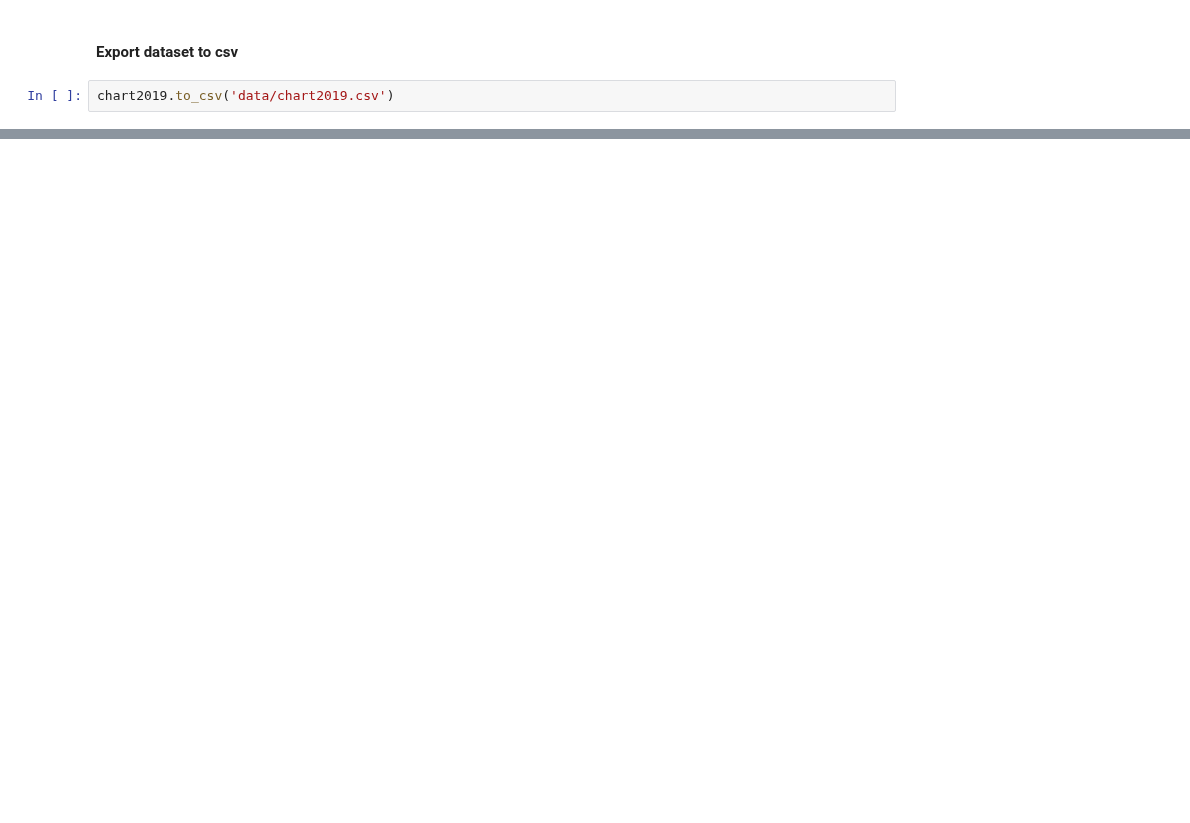
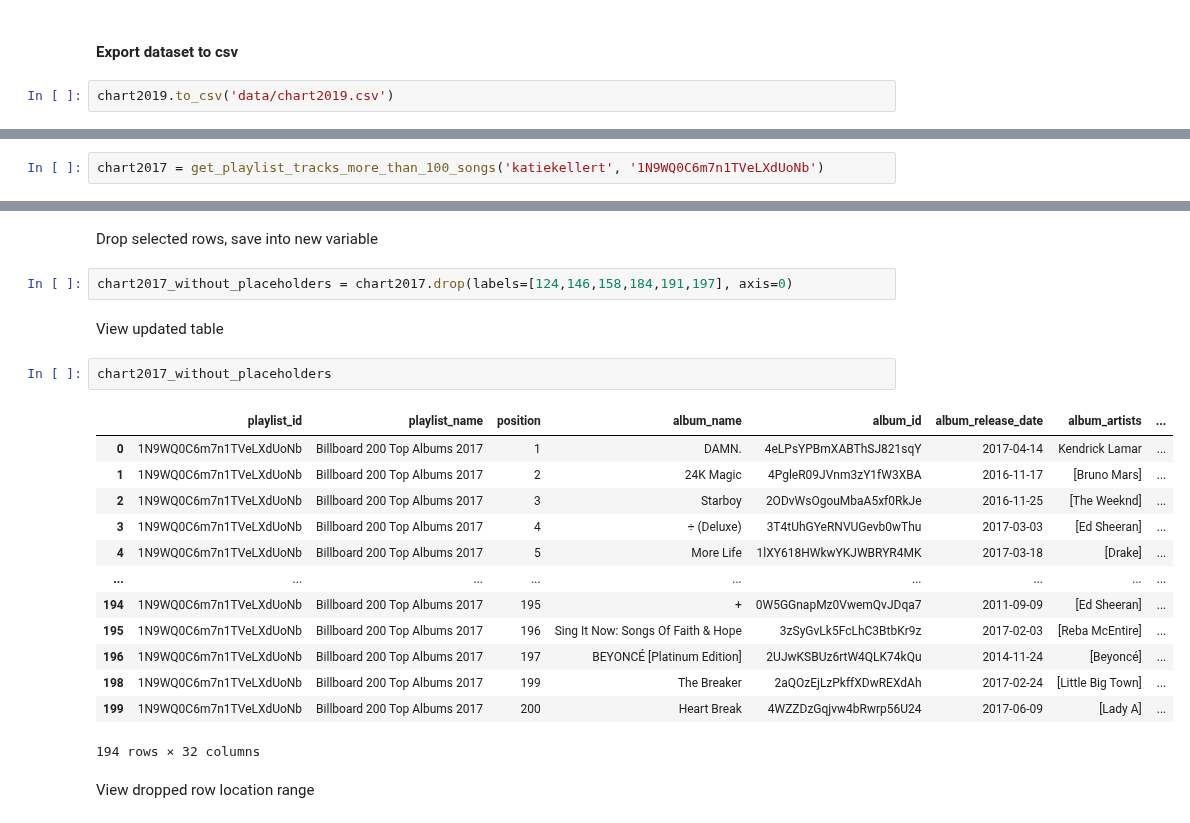
Before and after one commit to katieravenwood/Spotify-Five-Year-Analysis-Project, a Jupyter notebook: Dataset_Creation.ipynb, the cells around one changed output, grey strips where cells are left out. Drawn from its saved outputs; the diff is of its cells as text; blank space fills up the shorter version.

```diff
--- a/Dataset_Creation.ipynb
+++ b/Dataset_Creation.ipynb
@@ -445,0 +539,2 @@ chart2019.to_csv('data/chart2019.csv')
+# %%
+chart2017 = get_playlist_tracks_more_than_100_songs('katiekellert', '1N9WQ0C6m7n1TVeLXdUoNb')
@@ -445,0 +573,24 @@ chart2019.to_csv('data/chart2019.csv')
+# %% [markdown]
+Drop selected rows, save into new variable
+# %%
+chart2017_without_placeholders = chart2017.drop(labels=[124,146,158,184,191,197], axis=0)
+# %% [markdown]
+View updated table
+# %%
+chart2017_without_placeholders
+# %% [output]
+|  | playlist_id | playlist_name | position | album_name | album_id | album_release_date | album_artists | ... |
+| 0 | 1N9WQ0C6m7n1TVeLXdUoNb | Billboard 200 Top Albums 2017 | 1 | DAMN. | 4eLPsYPBmXABThSJ821sqY | 2017-04-14 | Kendrick Lamar | ... |
+| 1 | 1N9WQ0C6m7n1TVeLXdUoNb | Billboard 200 Top Albums 2017 | 2 | 24K Magic | 4PgleR09JVnm3zY1fW3XBA | 2016-11-17 | [Bruno Mars] | ... |
+| 2 | 1N9WQ0C6m7n1TVeLXdUoNb | Billboard 200 Top Albums 2017 | 3 | Starboy | 2ODvWsOgouMbaA5xf0RkJe | 2016-11-25 | [The Weeknd] | ... |
+| 3 | 1N9WQ0C6m7n1TVeLXdUoNb | Billboard 200 Top Albums 2017 | 4 | ÷ (Deluxe) | 3T4tUhGYeRNVUGevb0wThu | 2017-03-03 | [Ed Sheeran] | ... |
+| 4 | 1N9WQ0C6m7n1TVeLXdUoNb | Billboard 200 Top Albums 2017 | 5 | More Life | 1lXY618HWkwYKJWBRYR4MK | 2017-03-18 | [Drake] | ... |
+| ... | ... | ... | ... | ... | ... | ... | ... | ... |
+| 194 | 1N9WQ0C6m7n1TVeLXdUoNb | Billboard 200 Top Albums 2017 | 195 | + | 0W5GGnapMz0VwemQvJDqa7 | 2011-09-09 | [Ed Sheeran] | ... |
+| 195 | 1N9WQ0C6m7n1TVeLXdUoNb | Billboard 200 Top Albums 2017 | 196 | Sing It Now: Songs Of Faith & Hope | 3zSyGvLk5FcLhC3BtbKr9z | 2017-02-03 | [Reba McEntire] | ... |
+| 196 | 1N9WQ0C6m7n1TVeLXdUoNb | Billboard 200 Top Albums 2017 | 197 | BEYONCÉ [Platinum Edition] | 2UJwKSBUz6rtW4QLK74kQu | 2014-11-24 | [Beyoncé] | ... |
+| 198 | 1N9WQ0C6m7n1TVeLXdUoNb | Billboard 200 Top Albums 2017 | 199 | The Breaker | 2aQOzEjLzPkffXDwREXdAh | 2017-02-24 | [Little Big Town] | ... |
+| 199 | 1N9WQ0C6m7n1TVeLXdUoNb | Billboard 200 Top Albums 2017 | 200 | Heart Break | 4WZZDzGqjvw4bRwrp56U24 | 2017-06-09 | [Lady A] | ... |
+194 rows × 32 columns
+# %% [markdown]
+View dropped row location range
```
Also changed, not shown: parts of 35 cells of this notebook, 3 other files.
